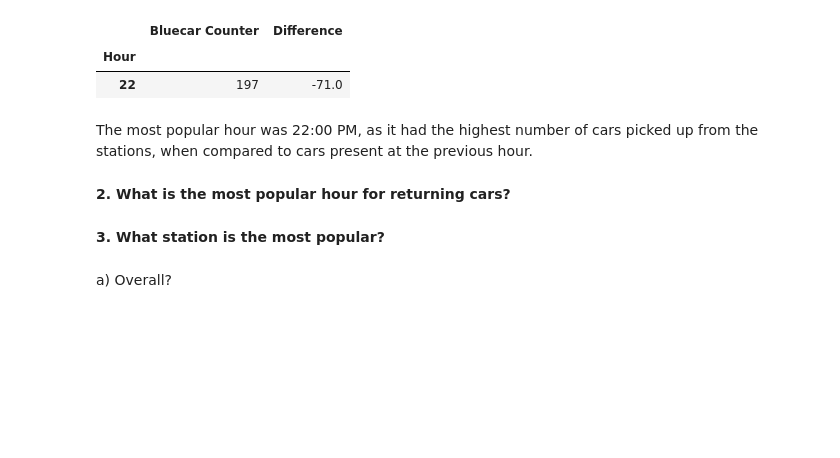
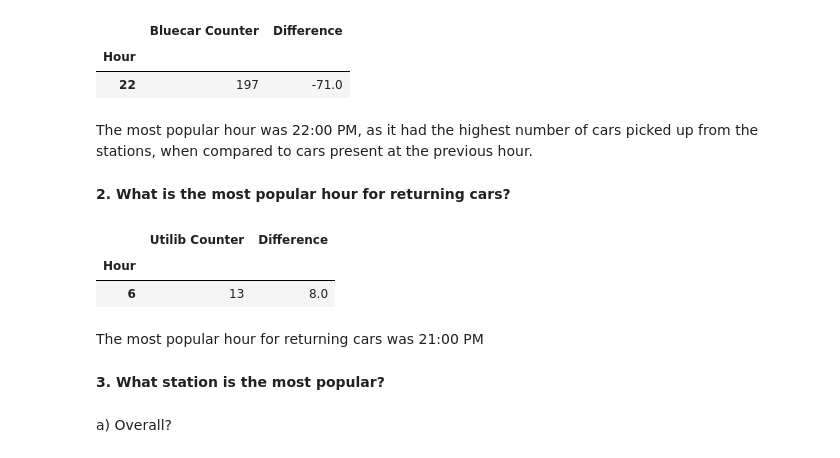
Before and after one commit to deborahmasibo/moringa_prep_week_4_ip, a Jupyter notebook: electric_vehicles_sharing_service.ipynb, the cells around one changed output. Cells and saved outputs as stored; diff of their text form; code cells hidden in the pictures; blank space fills up the shorter version.

```diff
--- a/electric_vehicles_sharing_service.ipynb
+++ b/electric_vehicles_sharing_service.ipynb
@@ -340,6 +340,14 @@ popular_hour.sort_values('Difference').head(1)
 The most popular hour was 22:00 PM, as it had the highest number of cars picked up from the stations, when compared to cars present at the previous hour.
 # %% [markdown]
 **2. What is the most popular hour for returning cars?**
+# %%
+popular_hour.sort_values('Difference').tail(1)
+# %% [output]
+|  | Utilib Counter | Difference |
+| Hour |  |  |
+| 6 | 13 | 8.0 |
+# %% [markdown]
+The most popular hour for returning cars was 21:00 PM
 # %% [markdown]
 **3. What station is the most popular?**
 # %% [markdown]
```
Also changed, not shown: parts of 35 cells of this notebook.
